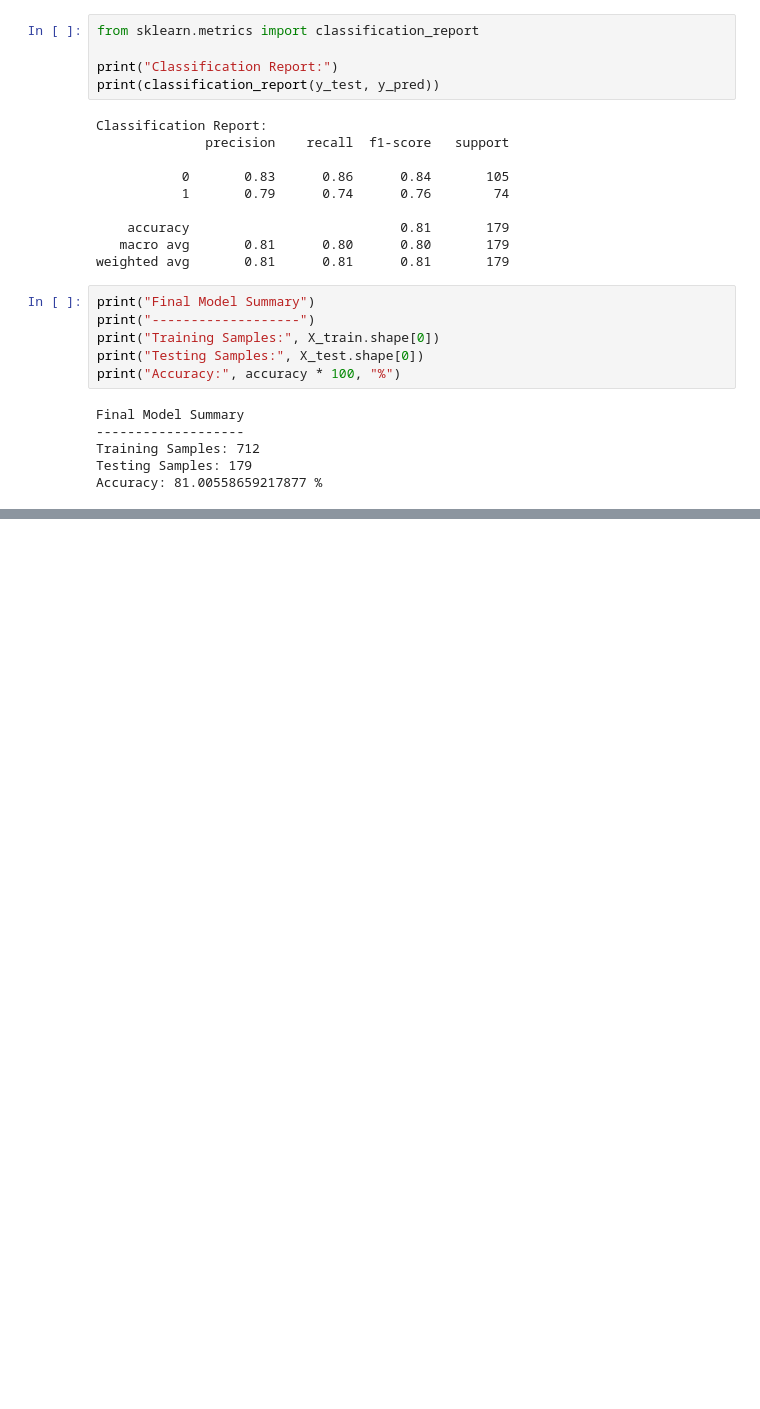
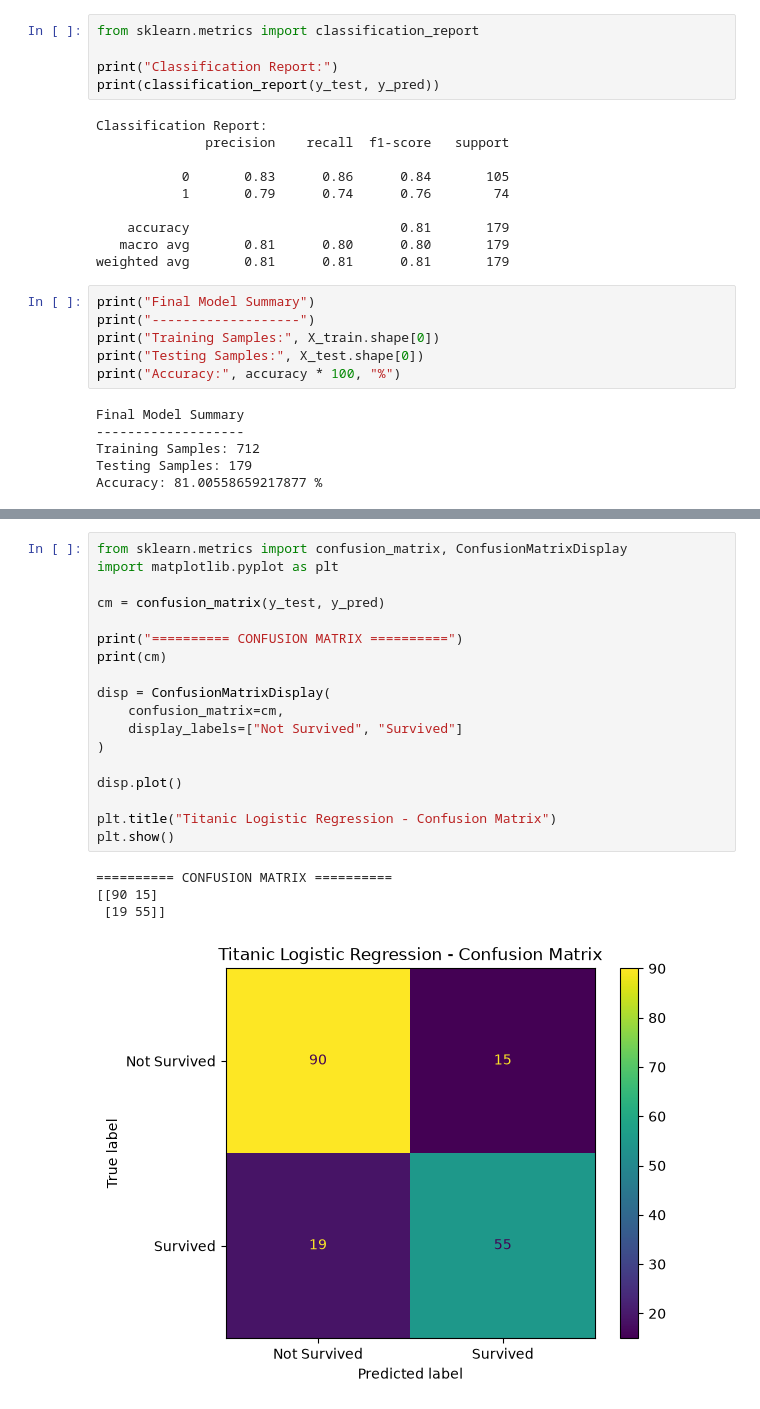
Before and after one commit to prachi-gaikwad15/Logistic-Regression-Lab4, a Jupyter notebook: Logistic_Regression_Lab4.ipynb, the cells around one changed output, grey strips where cells are left out. Cells and saved outputs as stored; diff of their text form; blank space fills up the shorter version.

```diff
--- a/Logistic_Regression_Lab4.ipynb
+++ b/Logistic_Regression_Lab4.ipynb
@@ -303,0 +405,23 @@ Accuracy: 81.00558659217877 %
+# %%
+from sklearn.metrics import confusion_matrix, ConfusionMatrixDisplay
+import matplotlib.pyplot as plt
+
+cm = confusion_matrix(y_test, y_pred)
+
+print("========== CONFUSION MATRIX ==========")
+print(cm)
+
+disp = ConfusionMatrixDisplay(
+    confusion_matrix=cm,
+    display_labels=["Not Survived", "Survived"]
+)
+
+disp.plot()
+
+plt.title("Titanic Logistic Regression - Confusion Matrix")
+plt.show()
+# %% [output]
+========== CONFUSION MATRIX ==========
+[[90 15]
+ [19 55]]
+[figure, added]
```
Also changed, not shown: parts of 8 cells of this notebook, 3 other files.
